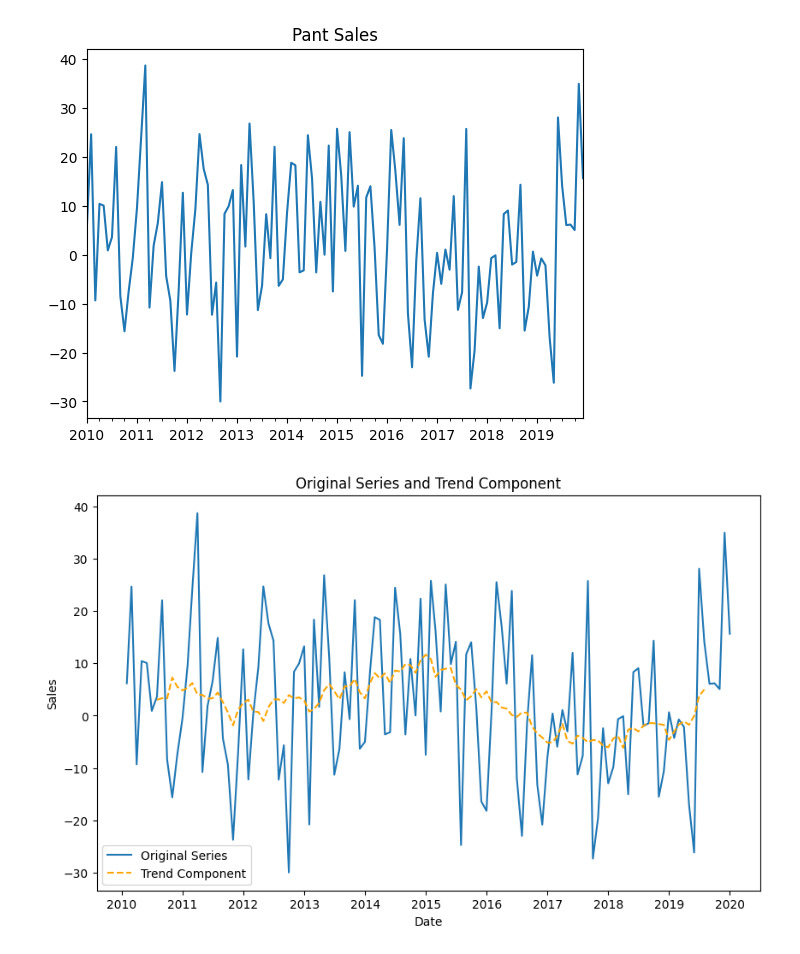
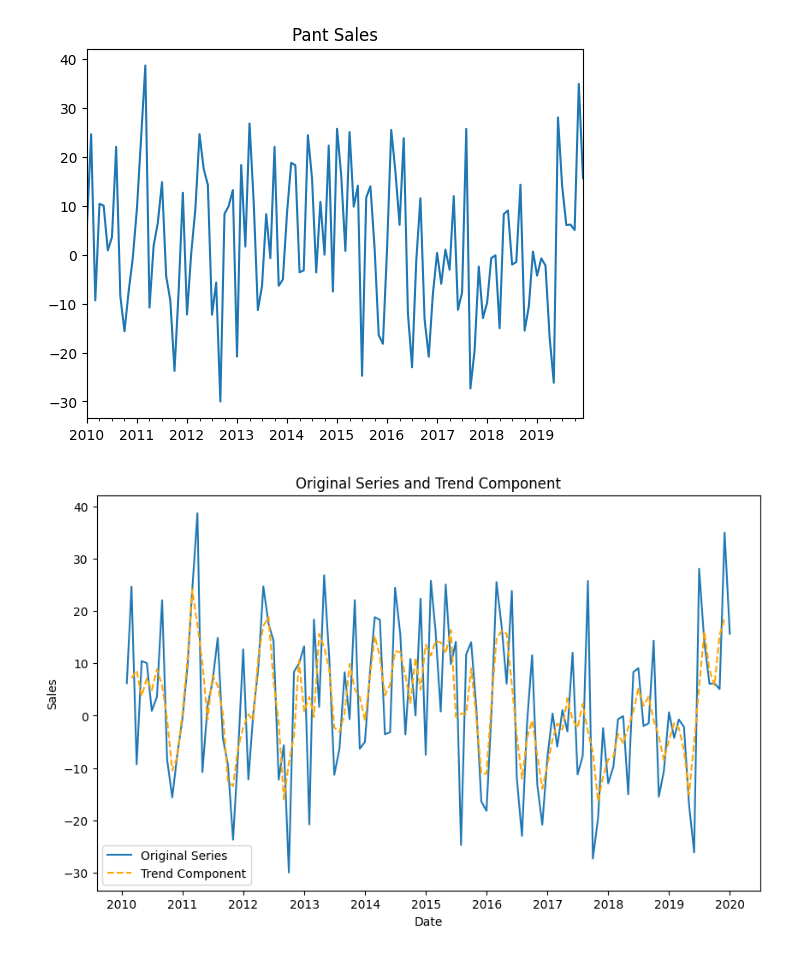
Before and after one commit to Sampurn44/TSA, a Jupyter notebook: manual.ipynb, the cells around one changed output. Cells and saved outputs as stored; diff of their text form; code cells hidden in the pictures.

```diff
--- a/manual.ipynb
+++ b/manual.ipynb
@@ -17,18 +17,18 @@ seasonal_df = y.to_frame()
 [figure]
 # %%
 # calculate the trend component
-seasonal_df["trend"] = seasonal_df["n_pant"].rolling(window=12, center=True).mean()
+seasonal_df["trend"] = seasonal_df["n_pant"].rolling(window=3, center=True).mean()
 
 plt.figure(figsize=(10, 6))
 plt.plot(seasonal_df.index, seasonal_df["n_pant"], label='Original Series')
 plt.plot(seasonal_df.index, seasonal_df["trend"], label='Trend Component', linestyle='--', color='orange')
 plt.title('Original Series and Trend Component')
 plt.xlabel('Date')
 plt.ylabel('Sales')
 plt.legend()
 plt.show()
 # %% [output]
-[figure, old version]
+[figure, new version]
 # %%
 # detrend the series
 seasonal_df["detrended"] = seasonal_df["n_pant"] - seasonal_df["trend"]
```
Also changed, not shown: parts of 6 cells of this notebook.
